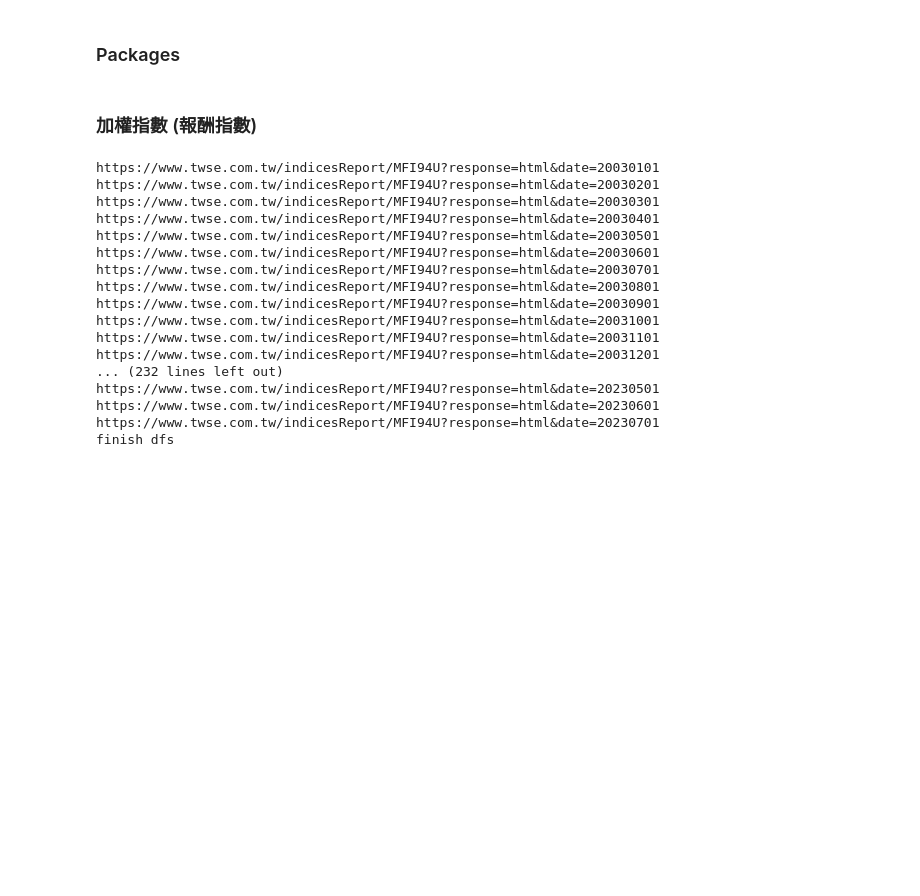
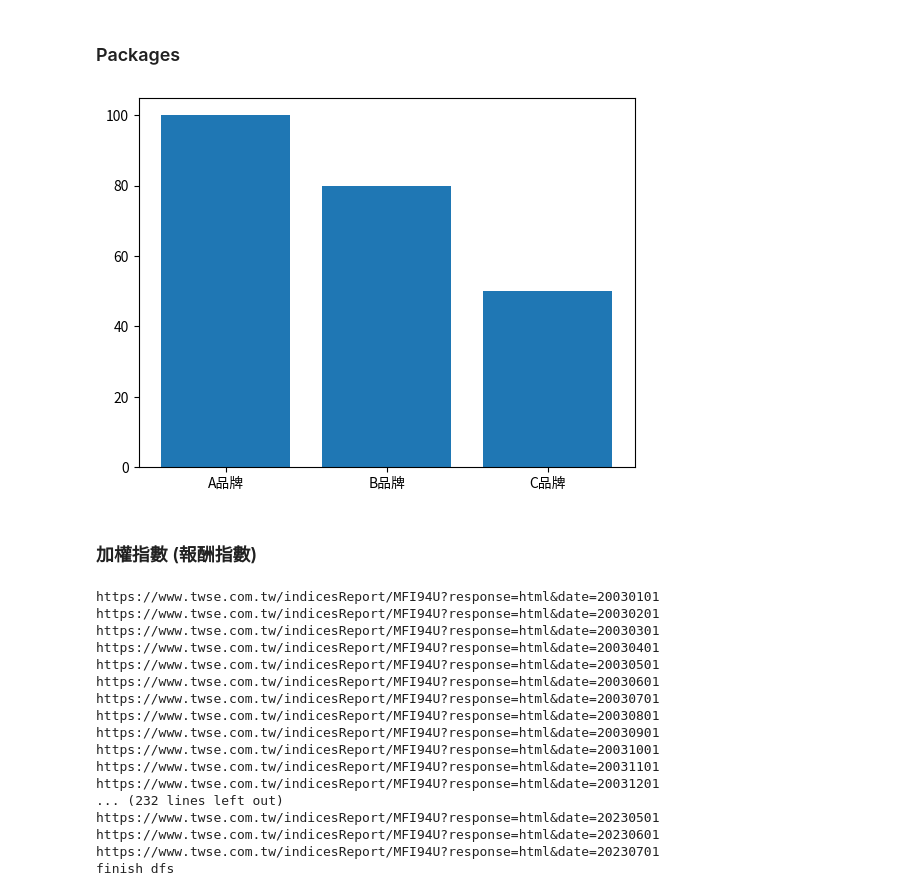
Before and after one commit to chinfukuo1218/application, a Jupyter notebook: Web_scrapping_TW_Index_project.ipynb, the cells around one changed output. Cells and saved outputs as stored; diff of their text form; code cells hidden in the pictures; blank space fills up the shorter version.

```diff
--- a/Web_scrapping_TW_Index_project.ipynb
+++ b/Web_scrapping_TW_Index_project.ipynb
@@ -11,6 +11,16 @@ import random
 import matplotlib.pyplot as plt
 from functools import reduce
 plt.style.use('default')
+# %%
+import matplotlib.pyplot as plt
+plt.rcParams['font.sans-serif'] = ['Taipei Sans TC Beta']
+sales = [100,80,50]
+x_labels = ['A品牌','B品牌','C品牌']
+
+plt.bar(x_labels,sales)
+plt.show()
+# %% [output]
+[figure, added]
 # %%
 month_list=['01','02','03','04','05','06','07','08','09','10','11','12']#跑月份字串
 # %% [markdown]
```
